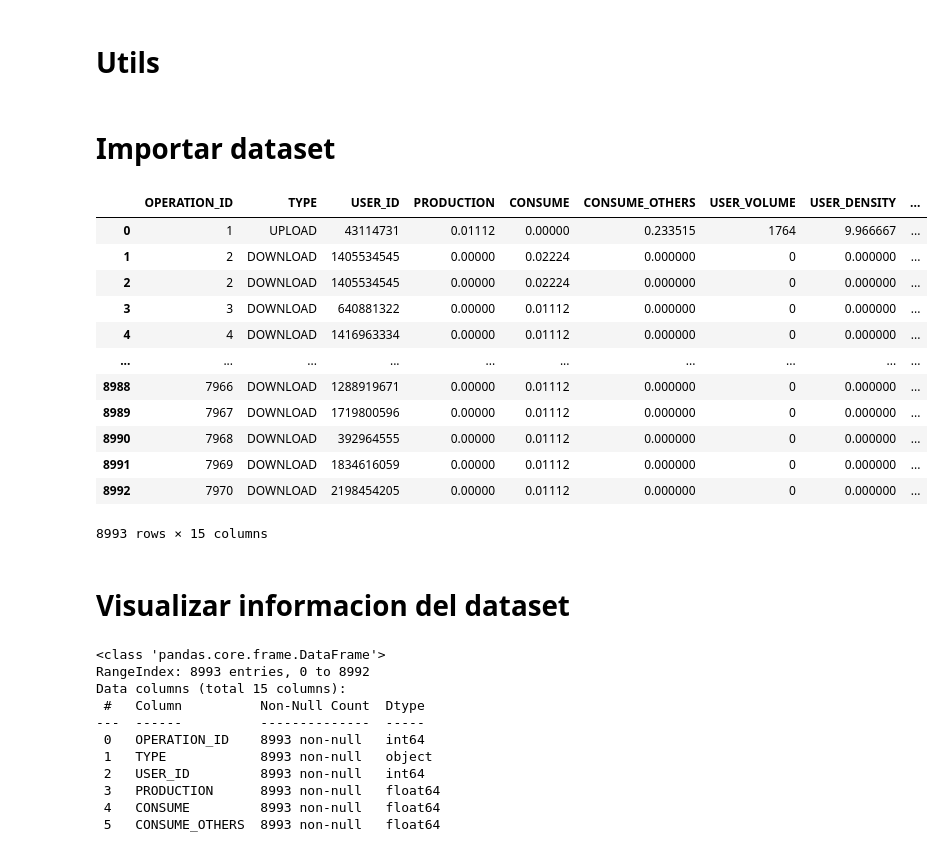
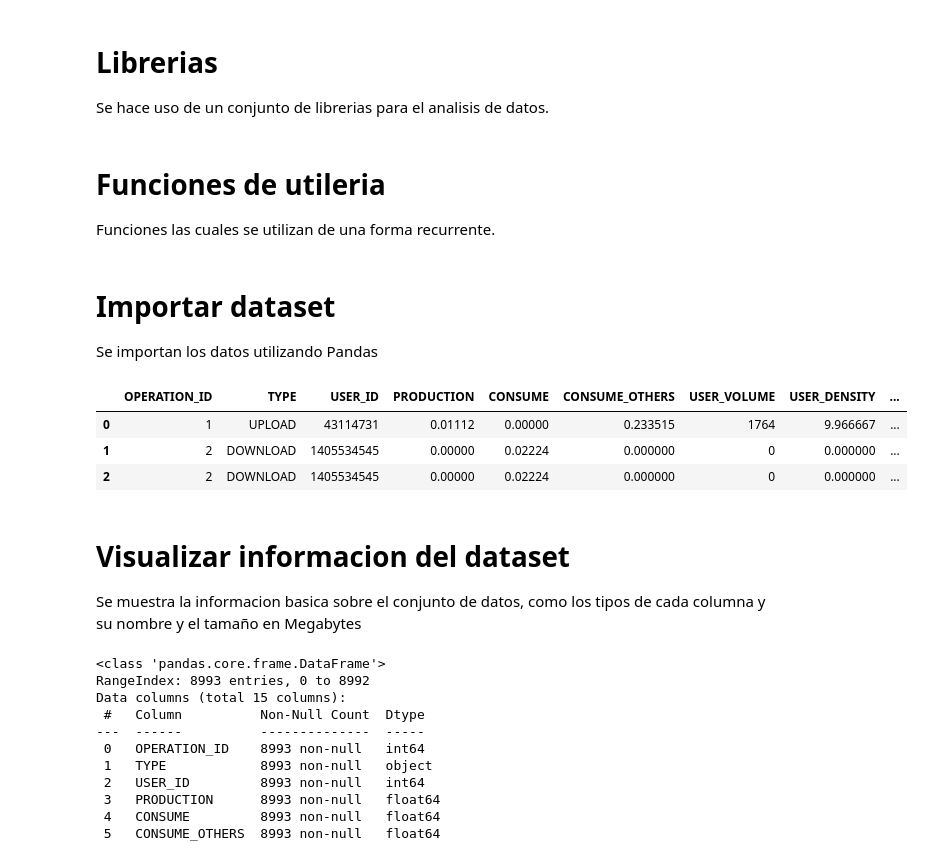
Before and after one commit to nachocodexx/cinvestav-da-clustering, a Jupyter notebook: Untitled.ipynb, the cells around one changed output. Cells and saved outputs as stored; diff of their text form; code cells hidden in the pictures.

```diff
--- a/Untitled.ipynb
+++ b/Untitled.ipynb
@@ -1,3 +1,6 @@
+# %% [markdown]
+# Librerias
+Se hace uso de un conjunto de librerias para el analisis de datos.
 # %%
 import pandas as pd
 import numpy as np
@@ -25,7 +28,8 @@ warnings.filterwarnings("ignore")
 ss = preprocessing.StandardScaler()
 ac = AgglomerativeClustering()
 # %% [markdown]
-# Utils
+# Funciones de utileria
+Funciones las cuales se utilizan de una forma recurrente.
 # %%
 def standarize(**kwargs):
     X = kwargs['X']
@@ -42,26 +38,20 @@ def agglomerativeClus(**kwargs):
 # %% [markdown]
 # Importar dataset
+Se importan los datos utilizando Pandas
 # %%
 df = pd.read_csv('./data/op01.csv')
 oldCols =df.columns
 columns = df.columns
-df
+useless_cols = ["OPERATION_ID","USER_ID","TYPE","TOPIC_ID","TOPIC_ROLE","USER_ROLE","FILE_ID"]
+df.head(3)
 # %% [output]
 |  | OPERATION_ID | TYPE | USER_ID | PRODUCTION | CONSUME | CONSUME_OTHERS | USER_VOLUME | USER_DENSITY | ... |
 | 0 | 1 | UPLOAD | 43114731 | 0.01112 | 0.00000 | 0.233515 | 1764 | 9.966667 | ... |
 | 1 | 2 | DOWNLOAD | 1405534545 | 0.00000 | 0.02224 | 0.000000 | 0 | 0.000000 | ... |
 | 2 | 2 | DOWNLOAD | 1405534545 | 0.00000 | 0.02224 | 0.000000 | 0 | 0.000000 | ... |
-| 3 | 3 | DOWNLOAD | 640881322 | 0.00000 | 0.01112 | 0.000000 | 0 | 0.000000 | ... |
-| 4 | 4 | DOWNLOAD | 1416963334 | 0.00000 | 0.01112 | 0.000000 | 0 | 0.000000 | ... |
-| ... | ... | ... | ... | ... | ... | ... | ... | ... | ... |
-| 8988 | 7966 | DOWNLOAD | 1288919671 | 0.00000 | 0.01112 | 0.000000 | 0 | 0.000000 | ... |
-| 8989 | 7967 | DOWNLOAD | 1719800596 | 0.00000 | 0.01112 | 0.000000 | 0 | 0.000000 | ... |
-| 8990 | 7968 | DOWNLOAD | 392964555 | 0.00000 | 0.01112 | 0.000000 | 0 | 0.000000 | ... |
-| 8991 | 7969 | DOWNLOAD | 1834616059 | 0.00000 | 0.01112 | 0.000000 | 0 | 0.000000 | ... |
-| 8992 | 7970 | DOWNLOAD | 2198454205 | 0.00000 | 0.01112 | 0.000000 | 0 | 0.000000 | ... |
-8993 rows × 15 columns
 # %% [markdown]
 # Visualizar informacion del dataset
+Se muestra la informacion basica sobre el conjunto de datos, como los tipos de cada columna y su nombre y el tamaño en Megabytes
 # %%
 df.info()
 # %% [output]
```
Also changed, not shown: parts of 38 cells of this notebook, 17 other files.
